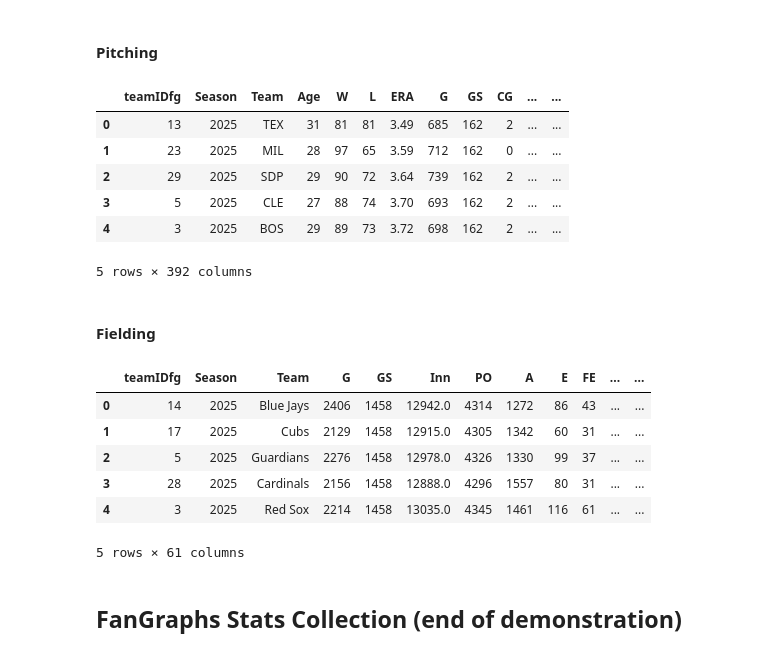
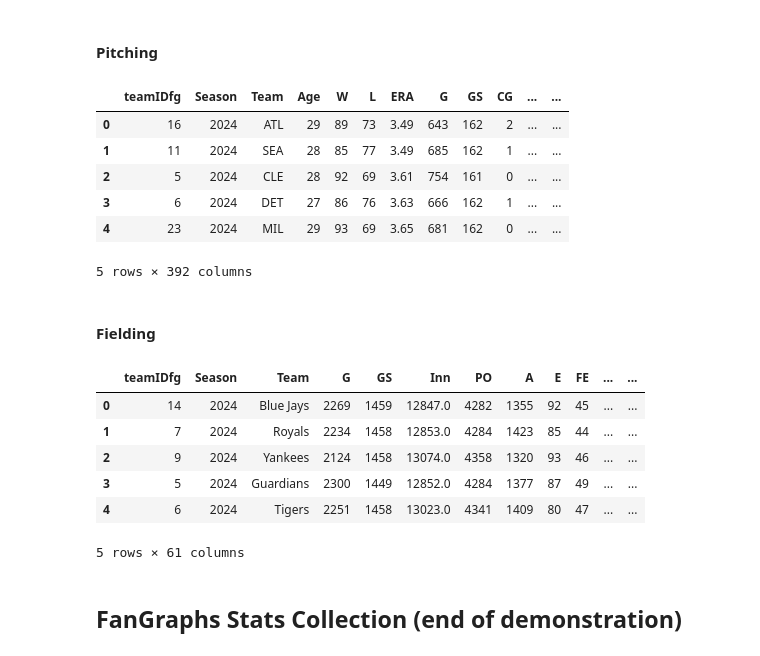
Before and after one commit to pmaurer237/Project_1_Baseball_Statistics, a Jupyter notebook: Workflow/Data_Collection.ipynb, the cells around one changed output. Drawn from its saved outputs; the diff is of its cells as text; code cells hidden in the pictures.

```diff
--- a/Workflow/Data_Collection.ipynb
+++ b/Workflow/Data_Collection.ipynb
@@ -165,32 +165,32 @@ Note: When one pulls team stats using `team_batting` as seen here, the *season t
 # %%
 from pybaseball import team_pitching
 # %%
-# 2025
-df_pitch_team = team_pitching(2025)
+# 2024
+df_pitch_team = team_pitching(2024)
 df_pitch_team.head()
 # %% [output]
 |  | teamIDfg | Season | Team | Age | W | L | ERA | G | GS | CG | ... | ... |
-| 0 | 13 | 2025 | TEX | 31 | 81 | 81 | 3.49 | 685 | 162 | 2 | ... | ... |
-| 1 | 23 | 2025 | MIL | 28 | 97 | 65 | 3.59 | 712 | 162 | 0 | ... | ... |
-| 2 | 29 | 2025 | SDP | 29 | 90 | 72 | 3.64 | 739 | 162 | 2 | ... | ... |
-| 3 | 5 | 2025 | CLE | 27 | 88 | 74 | 3.70 | 693 | 162 | 2 | ... | ... |
-| 4 | 3 | 2025 | BOS | 29 | 89 | 73 | 3.72 | 698 | 162 | 2 | ... | ... |
+| 0 | 16 | 2024 | ATL | 29 | 89 | 73 | 3.49 | 643 | 162 | 2 | ... | ... |
+| 1 | 11 | 2024 | SEA | 28 | 85 | 77 | 3.49 | 685 | 162 | 1 | ... | ... |
+| 2 | 5 | 2024 | CLE | 28 | 92 | 69 | 3.61 | 754 | 161 | 0 | ... | ... |
+| 3 | 6 | 2024 | DET | 27 | 86 | 76 | 3.63 | 666 | 162 | 1 | ... | ... |
+| 4 | 23 | 2024 | MIL | 29 | 93 | 69 | 3.65 | 681 | 162 | 0 | ... | ... |
 5 rows × 392 columns
 # %% [markdown]
 #### Fielding
 # %%
 from pybaseball import team_fielding
 # %%
-# 2025
-df_field_team = team_fielding(2025)
+# 2024
+df_field_team = team_fielding(2024)
 df_field_team.head()
 # %% [output]
 |  | teamIDfg | Season | Team | G | GS | Inn | PO | A | E | FE | ... | ... |
-| 0 | 14 | 2025 | Blue Jays | 2406 | 1458 | 12942.0 | 4314 | 1272 | 86 | 43 | ... | ... |
-| 1 | 17 | 2025 | Cubs | 2129 | 1458 | 12915.0 | 4305 | 1342 | 60 | 31 | ... | ... |
-| 2 | 5 | 2025 | Guardians | 2276 | 1458 | 12978.0 | 4326 | 1330 | 99 | 37 | ... | ... |
-| 3 | 28 | 2025 | Cardinals | 2156 | 1458 | 12888.0 | 4296 | 1557 | 80 | 31 | ... | ... |
-| 4 | 3 | 2025 | Red Sox | 2214 | 1458 | 13035.0 | 4345 | 1461 | 116 | 61 | ... | ... |
+| 0 | 14 | 2024 | Blue Jays | 2269 | 1459 | 12847.0 | 4282 | 1355 | 92 | 45 | ... | ... |
+| 1 | 7 | 2024 | Royals | 2234 | 1458 | 12853.0 | 4284 | 1423 | 85 | 44 | ... | ... |
+| 2 | 9 | 2024 | Yankees | 2124 | 1458 | 13074.0 | 4358 | 1320 | 93 | 46 | ... | ... |
+| 3 | 5 | 2024 | Guardians | 2300 | 1449 | 12852.0 | 4284 | 1377 | 87 | 49 | ... | ... |
+| 4 | 6 | 2024 | Tigers | 2251 | 1458 | 13023.0 | 4341 | 1409 | 80 | 47 | ... | ... |
 5 rows × 61 columns
 # %% [markdown]
 ## FanGraphs Stats Collection (end of demonstration)
```
Also changed, not shown: parts of 23 cells of this notebook, 2 other files.
